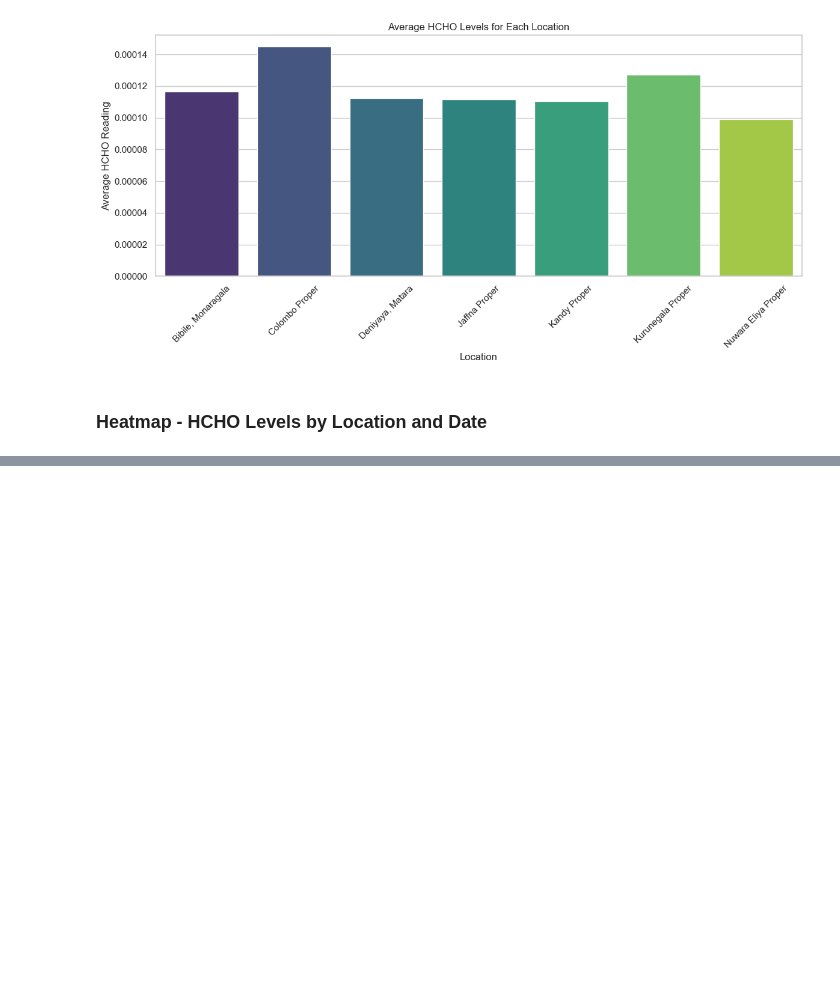
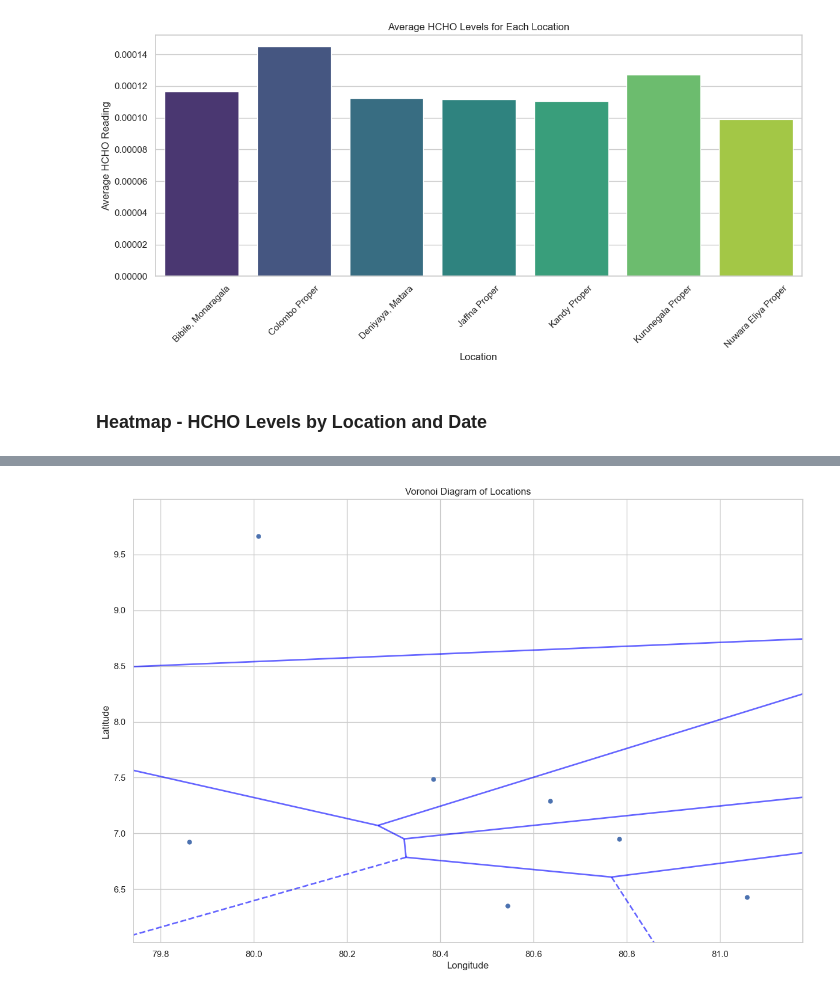
Before and after one commit to ChavinduDulaj/HCHO-Prediction-using-Data-Engineering, a Jupyter notebook: Spatio-Temporal_Analysis.ipynb, the cells around one changed output, grey strips where cells are left out. Saved outputs shown, nothing was run; the diff lists cells and outputs as text; code cells hidden in the pictures; blank space fills up the shorter version.

```diff
--- a/Spatio-Temporal_Analysis.ipynb
+++ b/Spatio-Temporal_Analysis.ipynb
@@ -290,0 +407,19 @@ for location in df['Location'].unique():
+# %%
+import matplotlib.pyplot as plt
+from scipy.spatial import Voronoi, voronoi_plot_2d
+
+# Convert coordinates to numpy array
+coords = np.array(list(coordinates.values()))
+
+# Compute Voronoi diagram
+vor = Voronoi(coords)
+
+# Plot Voronoi diagram
+fig, ax = plt.subplots(figsize=(15, 10))
+voronoi_plot_2d(vor, ax=ax, show_vertices=False, line_colors='blue', line_width=2, line_alpha=0.6, point_size=10)
+ax.set_title('Voronoi Diagram of Locations')
+ax.set_xlabel('Longitude')
+ax.set_ylabel('Latitude')
+plt.show()
+# %% [output]
+[figure, added]
```
Also changed, not shown: parts of 9 cells of this notebook, 3 other files.
